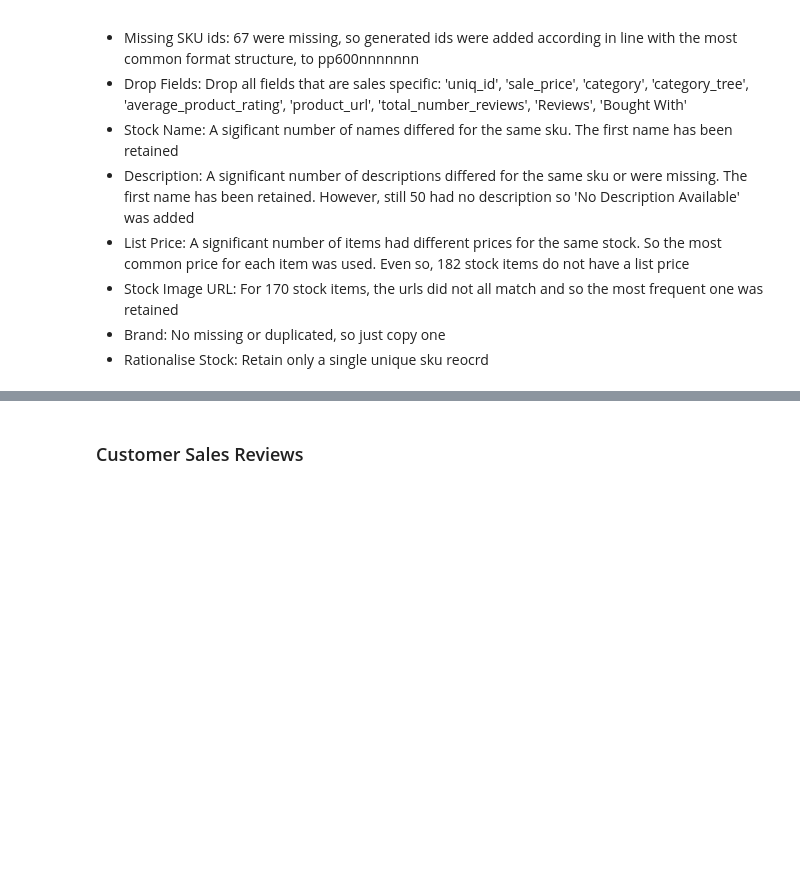
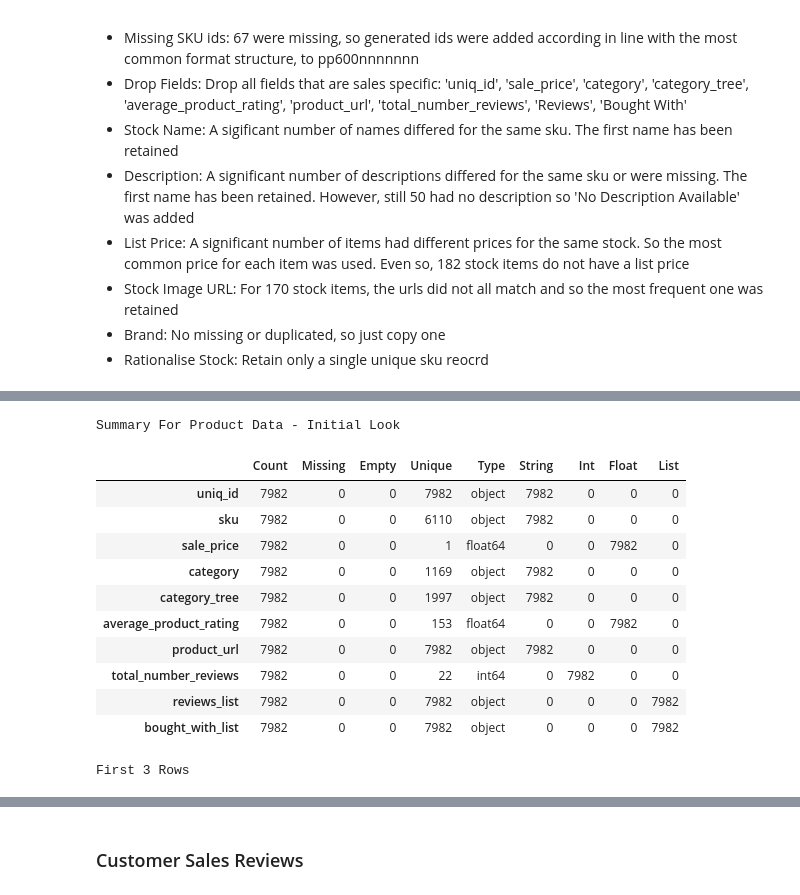
Before and after one commit to StuartG24/Retail_Data_Analysis, a Jupyter notebook: Report_Draft.ipynb, the cells around one changed output, grey strips where cells are left out. Cells and saved outputs as stored; diff of their text form; code cells hidden in the pictures; blank space fills up the shorter version.

```diff
--- a/Report_Draft.ipynb
+++ b/Report_Draft.ipynb
@@ -430,0 +468,80 @@ First 3 Rows
+# %%
+# Establish a list of all product sales
+
+# Use the initial sales file creating during the stock file creation
+# Drop columns that were retained in the stock_df
+columns_not_required = ['name_title', 'description', 'list_price', 'product_image_urls', 'brand']
+sales_df.drop(columns=columns_not_required, inplace=True, errors='ignore')
+
+ # Print the file and data fields
+print_full_summary('Summary For Product Data - Initial Look', sales_df)
+
+# Rename the retained columns (nb all listed for documentation purposes)
+sales_df = sales_df.rename(columns={'uniq_id': 'uniq_id',
+                                    'sku': 'sku',
+                                    'sale_price': 'sale_price',
+                                    'category': 'category', 'category_tree': 'category_tree',
+                                    'average_product_rating': 'average_product_rating',
+                                    'product_url': 'product_url',
+                                    'total_number_reviews': 'total_number_reviews',
+                                    'Reviews': 'reviews_list', 'Bought With': 'bought_with_list'})
+
+# Flag all missing fields for easier checking and replacement
+missing_flag = 'Missing'
+sales_df.replace('', missing_flag, inplace=True)
+sales_df.fillna(missing_flag, inplace=True)
+
+# uniq_id - visual inspection shows no duplicate and no missing
+
+# sale_price several missing and many as range numbers. clean up and convert to float
+def convert_price(price):
+    try:
+        # Trap the values with a range
+        if '-' in price:
+            low, high = map(float, price.split('-'))
+            averaged = (low + high) / 2
+            return averaged
+        if price == missing_flag:
+            return 0.0
+        return float(price)
+    except:
+        return 0.0
+sales_df['sale_price'] = sales_df['sale_price'].apply(convert_price)
+
+# category and category tree
+missing_cat = len(sales_df[sales_df['category'] == missing_flag])
+missing_cat_tree = len(sales_df[sales_df['category_tree'] == missing_flag])
+print(f'Missing: Categrories {missing_cat} Trees {missing_cat_tree}')
+
+# prodct URL check
+duplicates_count = sales_df.duplicated(subset=['product_url'], keep=False).sum()
+print(f'Duplicated URLs: {duplicates_count}')
+
+'''
+non_empty = group[group['stock_image_url'] != missing_flag]
+if(len(non_empty) != 0):
+    most_frequent = non_empty['stock_image_url'].value_counts().idxmax()
+    new_sku.at[0, 'stock_image_url'] = most_frequent
+else:
+    new_sku.at[0, 'stock_image_url'] = 'No URL Available'
+'''
+
+# Print the file and data fields
+print_full_summary('Summary For Sales Data - After Cleaning', sales_df)
+
+# Tidy up
+del columns_not_required
+# %% [output]
+Summary For Product Data - Initial Look
+|  | Count | Missing | Empty | Unique | Type | String | Int | Float | List |
+| uniq_id | 7982 | 0 | 0 | 7982 | object | 7982 | 0 | 0 | 0 |
+| sku | 7982 | 0 | 0 | 6110 | object | 7982 | 0 | 0 | 0 |
+| sale_price | 7982 | 0 | 0 | 1 | float64 | 0 | 0 | 7982 | 0 |
+| category | 7982 | 0 | 0 | 1169 | object | 7982 | 0 | 0 | 0 |
+| category_tree | 7982 | 0 | 0 | 1997 | object | 7982 | 0 | 0 | 0 |
+| average_product_rating | 7982 | 0 | 0 | 153 | float64 | 0 | 0 | 7982 | 0 |
+| product_url | 7982 | 0 | 0 | 7982 | object | 7982 | 0 | 0 | 0 |
+| total_number_reviews | 7982 | 0 | 0 | 22 | int64 | 0 | 7982 | 0 | 0 |
+| reviews_list | 7982 | 0 | 0 | 7982 | object | 0 | 0 | 0 | 7982 |
+| bought_with_list | 7982 | 0 | 0 | 7982 | object | 0 | 0 | 0 | 7982 |
+First 3 Rows
```
Also changed, not shown: parts of 4 cells of this notebook.
